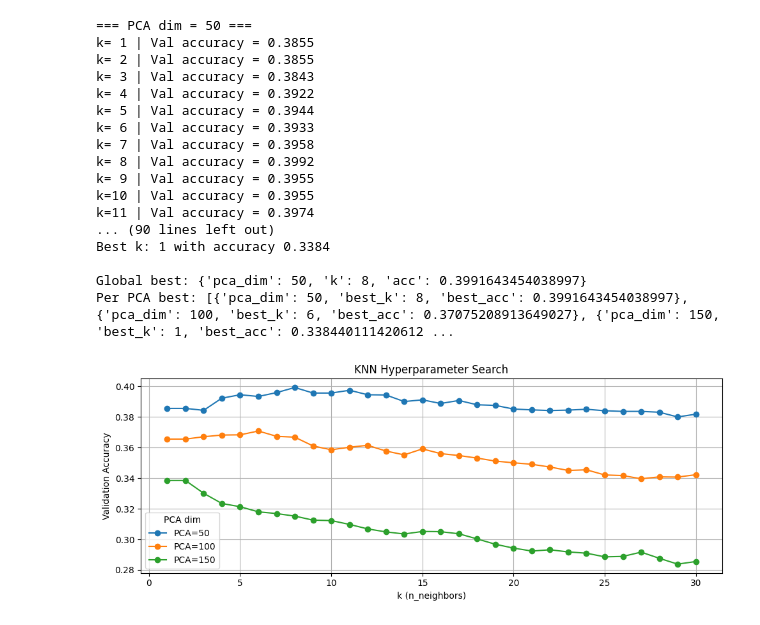
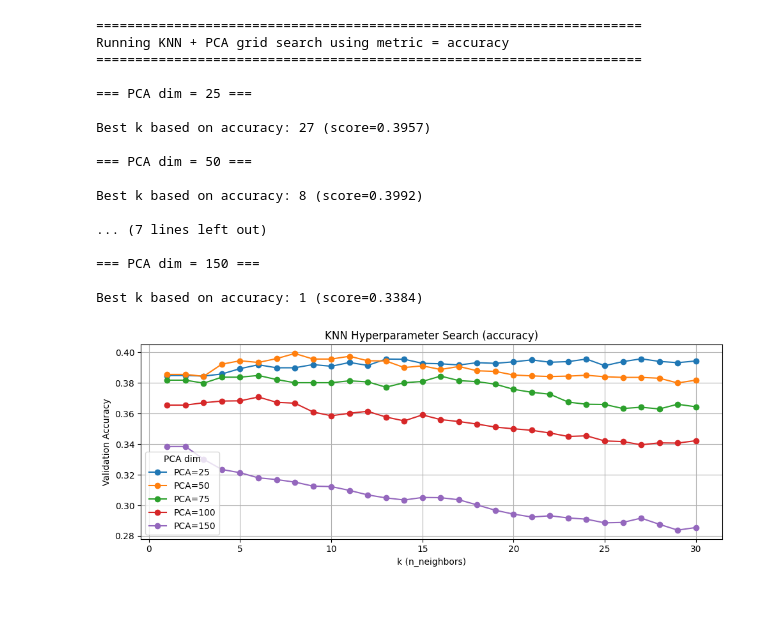
Before and after one commit to erenanbar1/facial-emotion-classifier, a Jupyter notebook: src/notebooks/knn_param_search.ipynb, the cells around one changed output. Drawn from its saved outputs; the diff is of its cells as text; code cells hidden in the pictures.

Commit message:
final train and test of knn

```diff
--- a/src/notebooks/knn_param_search.ipynb
+++ b/src/notebooks/knn_param_search.ipynb
@@ -6,41 +6,67 @@ data = build_splits()
 train_split = data['train_numeric']
 val_split   = data['val_numeric']
 
-# Convert dicts → X, y (no balancing here, or do it outside)
+# Convert dicts → X, y
 from preprocessing.knn_preprocess import dict_to_xy
 X_train, y_train = dict_to_xy(train_split)
 X_val,   y_val   = dict_to_xy(val_split)
+
+
+
+metrics = [
+    "accuracy",
+    "f1_macro",
+    "f1_weighted",
+    "precision_macro",
+    "precision_weighted",
+    "recall_macro",
+    "recall_weighted",
+]
+
+pca_dims = [25, 50, 75, 100, 150]          # change if you like
+k_values = range(1, 31)            # k = 1..30
+weights  = "distance"              # or "uniform"
+
+all_results = {}  # metric_name -> results dict
 # %%
+# Cell 2: run grid search + plot for each metric
 from scripts.knn_param_search import knn_pca_grid_search, plot_knn_pca_grid
+for metric in metrics:
+    print("\n" + "=" * 70)
+    print(f"Running KNN + PCA grid search using metric = {metric}")
+    print("=" * 70)
 
-results = knn_pca_grid_search(
-    X_train, y_train,
-    X_val,   y_val,
-    pca_dims=[50, 100, 150],
-    k_values=range(1, 31),
-    weights="distance",
-)
+    results = knn_pca_grid_search(
+        X_train, y_train,
+        X_val,   y_val,
+        pca_dims=pca_dims,
+        k_values=k_values,
+        weights=weights,
+        metric=metric,          # <--- key line
+    )
 
-print("Global best:", results["global_best"])
-print("Per PCA best:", results["per_pca_best"])
+    all_results[metric] = results
 
-plot_knn_pca_grid(results)
+    title = f"KNN Hyperparameter Search ({metric})"
+    plot_knn_pca_grid(results, title=title)
+
+print("\nDone. `all_results` now contains results for all metrics.")
 # %% [output]
+======================================================================
+Running KNN + PCA grid search using metric = accuracy
+======================================================================
+
+=== PCA dim = 25 ===
+
+Best k based on accuracy: 27 (score=0.3957)
+
 === PCA dim = 50 ===
-k= 1 | Val accuracy = 0.3855
-k= 2 | Val accuracy = 0.3855
-k= 3 | Val accuracy = 0.3843
-k= 4 | Val accuracy = 0.3922
-k= 5 | Val accuracy = 0.3944
-k= 6 | Val accuracy = 0.3933
-k= 7 | Val accuracy = 0.3958
-k= 8 | Val accuracy = 0.3992
-k= 9 | Val accuracy = 0.3955
-k=10 | Val accuracy = 0.3955
-k=11 | Val accuracy = 0.3974
-... (90 lines left out)
-Best k: 1 with accuracy 0.3384
 
-Global best: {'pca_dim': 50, 'k': 8, 'acc': 0.3991643454038997}
-Per PCA best: [{'pca_dim': 50, 'best_k': 8, 'best_acc': 0.3991643454038997}, {'pca_dim': 100, 'best_k': 6, 'best_acc': 0.37075208913649027}, {'pca_dim': 150, 'best_k': 1, 'best_acc': 0.338440111420612 ...
+Best k based on accuracy: 8 (score=0.3992)
+
+... (7 lines left out)
+
+=== PCA dim = 150 ===
+
+Best k based on accuracy: 1 (score=0.3384)
-[figure, old version]
+[figure, new version]
```
Also changed, not shown: parts of 2 cells of this notebook, 4 other files.
